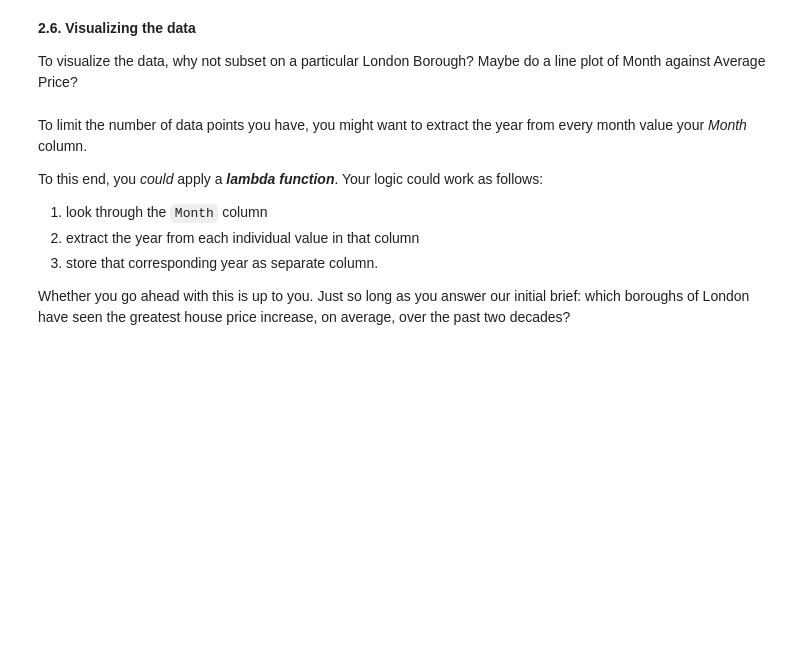
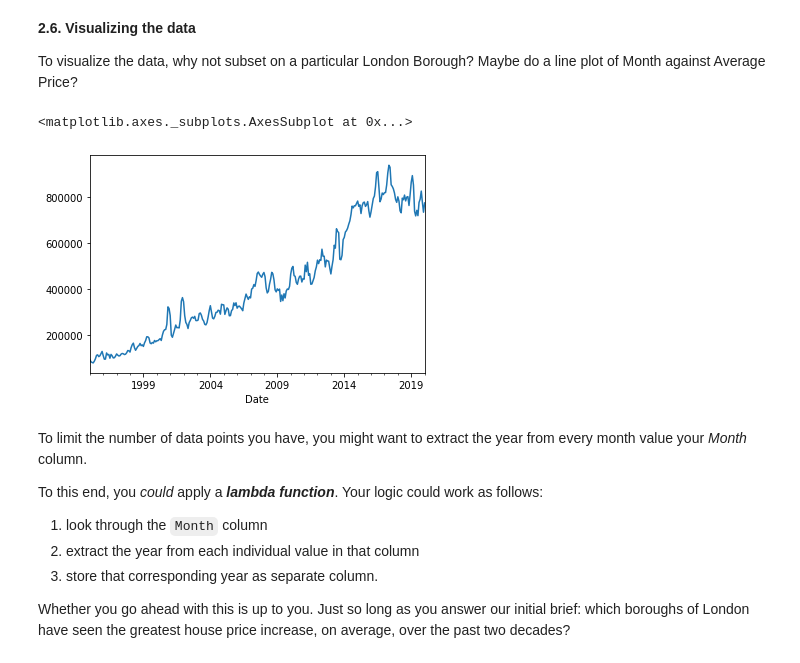
Before and after one commit to TAnarchy/EngineGroupApplication, a Jupyter notebook: ArtiomFine_Unit_4_Challenge_Tier_3.ipynb, the cells around one changed output. Drawn from its saved outputs; the diff is of its cells as text; code cells hidden in the pictures; blank space fills up the shorter version.

Commit message:
Visualized

```diff
--- a/ArtiomFine_Unit_4_Challenge_Tier_3.ipynb
+++ b/ArtiomFine_Unit_4_Challenge_Tier_3.ipynb
@@ -139,9 +137,10 @@ You might find you need to transpose your dataframe, check out what its row inde
 Don't be afraid to use StackOverflow for help  with this.
 # %%
 properties=properties.dropna(axis='columns')
-properties=properties.drop(['Inner London','Outer London','England'],axis=1)
-properties=properties.iloc[1:]
+#properties=properties.drop(['Inner London','Outer London','England'],axis=1)
+properties=properties.iloc[1:,:33]
 properties=properties.transpose()
+
 print(properties.columns)
 print(properties.head())
 # %% [output]
@@ -165,6 +164,8 @@ Brent                 71306.6    72022.3  ...     431245     408523
 **2.3. Cleaning the data (part 2)**
 
 You might we have to **rename** a couple columns. How do you do this? The clue's pretty bold...
+# %%
+properties.index.name="Boroughs"
 # %% [markdown]
 **2.4.Transforming the data**
 
@@ -183,6 +203,12 @@ Check out the contents of the London Borough column, and if you find null values
 **2.6. Visualizing the data**
 
 To visualize the data, why not subset on a particular London Borough? Maybe do a line plot of Month against Average Price?
+# %%
+city_of_london=properties.loc["City of London"]
+city_of_london.plot.line()
+# %% [output]
+<matplotlib.axes._subplots.AxesSubplot at 0x...>
+[figure, added]
 # %% [markdown]
 To limit the number of data points you have, you might want to extract the year from every month value your *Month* column.
 
```
Also changed, not shown: parts of 3 cells of this notebook.
